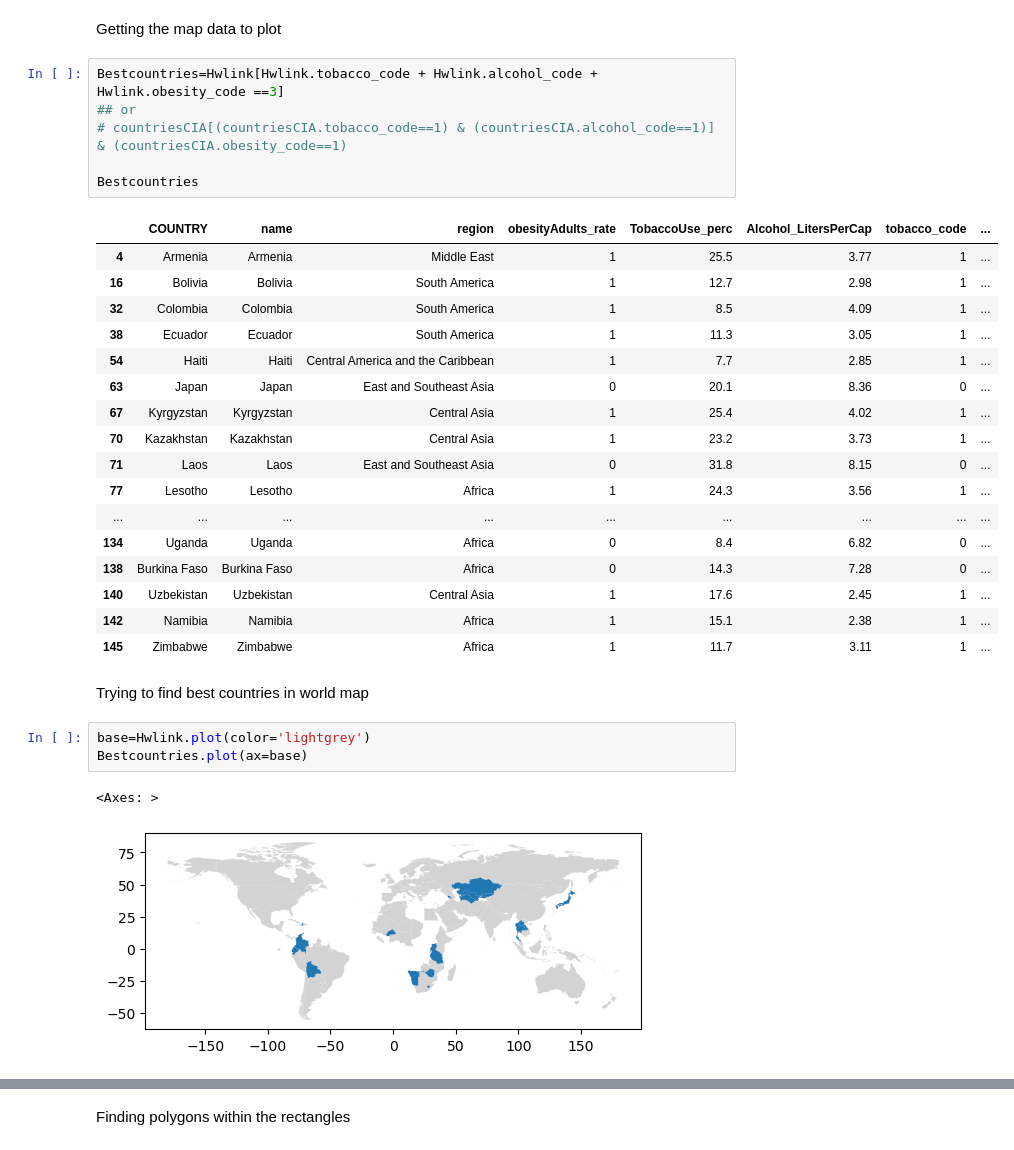
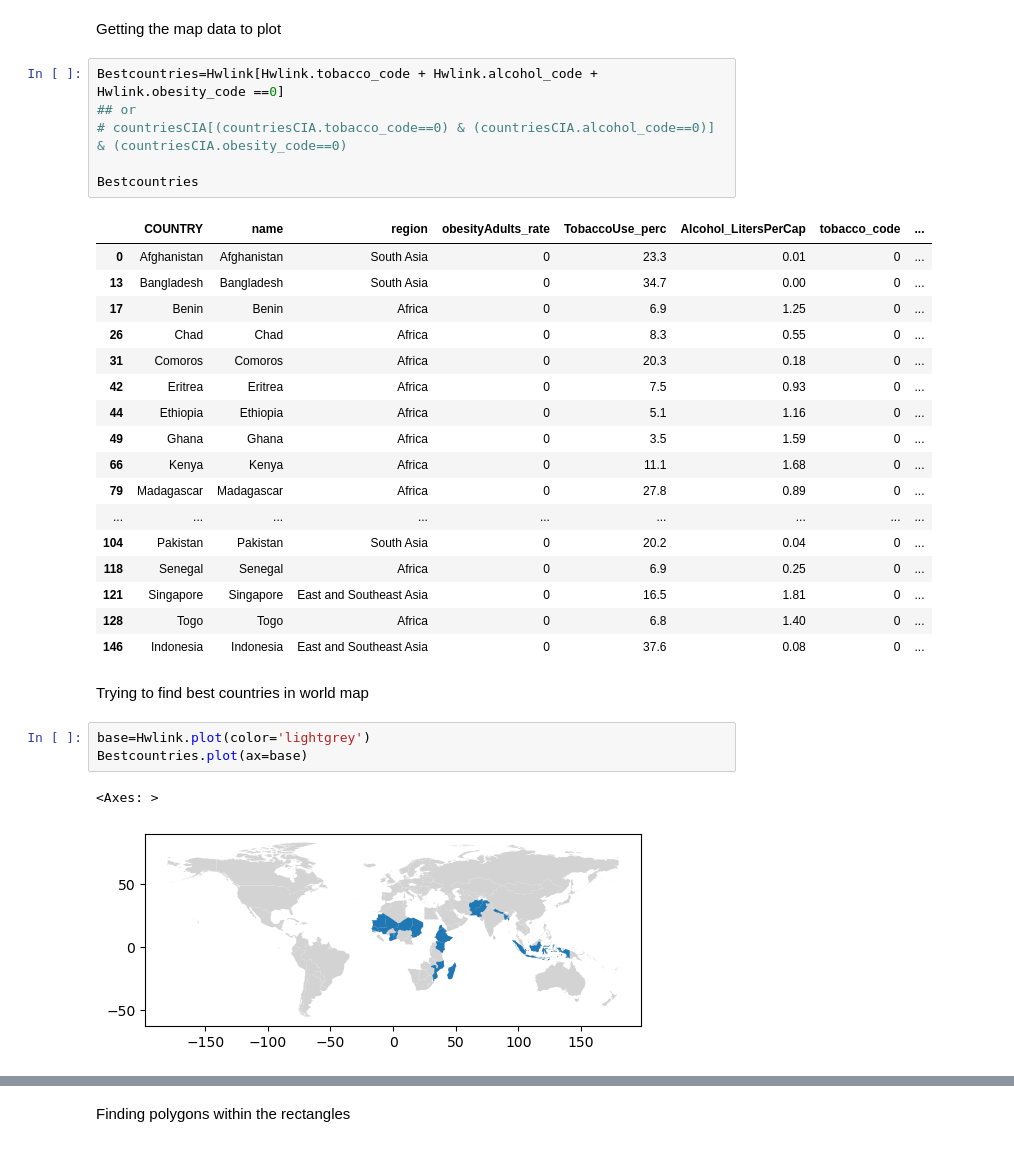
Before and after one commit to Mon-CSS/HW1, a Jupyter notebook: index.ipynb, the cells around one changed output, grey strips where cells are left out. Drawn from its saved outputs; the diff is of its cells as text.

```diff
--- a/index.ipynb
+++ b/index.ipynb
@@ -12,29 +12,29 @@ Hwlink.plot()
 # %% [markdown]
 Getting the map data to plot
 # %%
-Bestcountries=Hwlink[Hwlink.tobacco_code + Hwlink.alcohol_code + Hwlink.obesity_code ==3]
+Bestcountries=Hwlink[Hwlink.tobacco_code + Hwlink.alcohol_code + Hwlink.obesity_code ==0]
 ## or
-# countriesCIA[(countriesCIA.tobacco_code==1) & (countriesCIA.alcohol_code==1)] & (countriesCIA.obesity_code==1)
+# countriesCIA[(countriesCIA.tobacco_code==0) & (countriesCIA.alcohol_code==0)] & (countriesCIA.obesity_code==0)
 
 Bestcountries
 # %% [output]
 |  | COUNTRY | name | region | obesityAdults_rate | TobaccoUse_perc | Alcohol_LitersPerCap | tobacco_code | ... |
-| 4 | Armenia | Armenia | Middle East | 1 | 25.5 | 3.77 | 1 | ... |
-| 16 | Bolivia | Bolivia | South America | 1 | 12.7 | 2.98 | 1 | ... |
-| 32 | Colombia | Colombia | South America | 1 | 8.5 | 4.09 | 1 | ... |
-| 38 | Ecuador | Ecuador | South America | 1 | 11.3 | 3.05 | 1 | ... |
-| 54 | Haiti | Haiti | Central America and the Caribbean | 1 | 7.7 | 2.85 | 1 | ... |
-| 63 | Japan | Japan | East and Southeast Asia | 0 | 20.1 | 8.36 | 0 | ... |
-| 67 | Kyrgyzstan | Kyrgyzstan | Central Asia | 1 | 25.4 | 4.02 | 1 | ... |
-| 70 | Kazakhstan | Kazakhstan | Central Asia | 1 | 23.2 | 3.73 | 1 | ... |
-| 71 | Laos | Laos | East and Southeast Asia | 0 | 31.8 | 8.15 | 0 | ... |
-| 77 | Lesotho | Lesotho | Africa | 1 | 24.3 | 3.56 | 1 | ... |
+| 0 | Afghanistan | Afghanistan | South Asia | 0 | 23.3 | 0.01 | 0 | ... |
+| 13 | Bangladesh | Bangladesh | South Asia | 0 | 34.7 | 0.00 | 0 | ... |
+| 17 | Benin | Benin | Africa | 0 | 6.9 | 1.25 | 0 | ... |
+| 26 | Chad | Chad | Africa | 0 | 8.3 | 0.55 | 0 | ... |
+| 31 | Comoros | Comoros | Africa | 0 | 20.3 | 0.18 | 0 | ... |
+| 42 | Eritrea | Eritrea | Africa | 0 | 7.5 | 0.93 | 0 | ... |
+| 44 | Ethiopia | Ethiopia | Africa | 0 | 5.1 | 1.16 | 0 | ... |
+| 49 | Ghana | Ghana | Africa | 0 | 3.5 | 1.59 | 0 | ... |
+| 66 | Kenya | Kenya | Africa | 0 | 11.1 | 1.68 | 0 | ... |
+| 79 | Madagascar | Madagascar | Africa | 0 | 27.8 | 0.89 | 0 | ... |
 | ... | ... | ... | ... | ... | ... | ... | ... | ... |
-| 134 | Uganda | Uganda | Africa | 0 | 8.4 | 6.82 | 0 | ... |
-| 138 | Burkina Faso | Burkina Faso | Africa | 0 | 14.3 | 7.28 | 0 | ... |
-| 140 | Uzbekistan | Uzbekistan | Central Asia | 1 | 17.6 | 2.45 | 1 | ... |
-| 142 | Namibia | Namibia | Africa | 1 | 15.1 | 2.38 | 1 | ... |
-| 145 | Zimbabwe | Zimbabwe | Africa | 1 | 11.7 | 3.11 | 1 | ... |
+| 104 | Pakistan | Pakistan | South Asia | 0 | 20.2 | 0.04 | 0 | ... |
+| 118 | Senegal | Senegal | Africa | 0 | 6.9 | 0.25 | 0 | ... |
+| 121 | Singapore | Singapore | East and Southeast Asia | 0 | 16.5 | 1.81 | 0 | ... |
+| 128 | Togo | Togo | Africa | 0 | 6.8 | 1.40 | 0 | ... |
+| 146 | Indonesia | Indonesia | East and Southeast Asia | 0 | 37.6 | 0.08 | 0 | ... |
 # %% [markdown]
 Trying to find best countries in world map
 # %%
@@ -42,5 +42,5 @@ base=Hwlink.plot(color='lightgrey')
 Bestcountries.plot(ax=base)
 # %% [output]
 <Axes: >
-[figure, old version]
+[figure, new version]
 # %%
```
Also changed, not shown: parts of 6 cells of this notebook, 1 other file.
